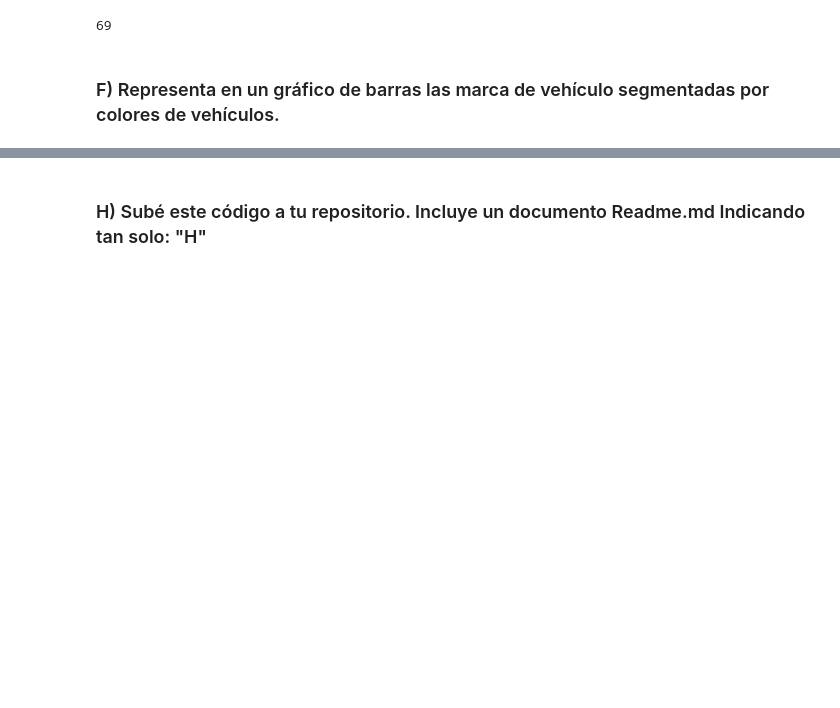
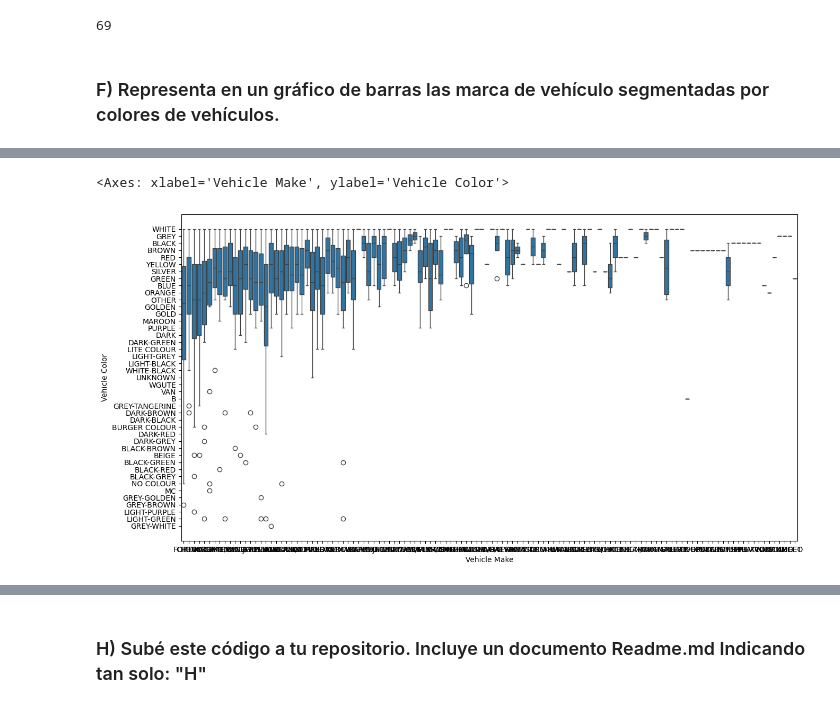
Before and after one commit to 1Nestor/-Proyecto-Pandas-y-Github, a Jupyter notebook: ProyectoPandas_Github_Nestor.ipynb, the cells around one changed output, grey strips where cells are left out. Drawn from its saved outputs; the diff is of its cells as text; code cells hidden in the pictures; blank space fills up the shorter version.

```diff
--- a/ProyectoPandas_Github_Nestor.ipynb
+++ b/ProyectoPandas_Github_Nestor.ipynb
@@ -352,0 +403,6 @@ aa
+# %%
+fig, ax = plt.subplots(figsize=(15, 8)) # Establim el marc de dibuix-> Sin esto dibuja el gra´fico pero algo apiñado
+sns.boxplot(data=zas,x="Vehicle Make", y="Vehicle Color", hue=None)
+# %% [output]
+<Axes: xlabel='Vehicle Make', ylabel='Vehicle Color'>
+[figure, added]
```
Also changed, not shown: parts of 24 cells of this notebook.
